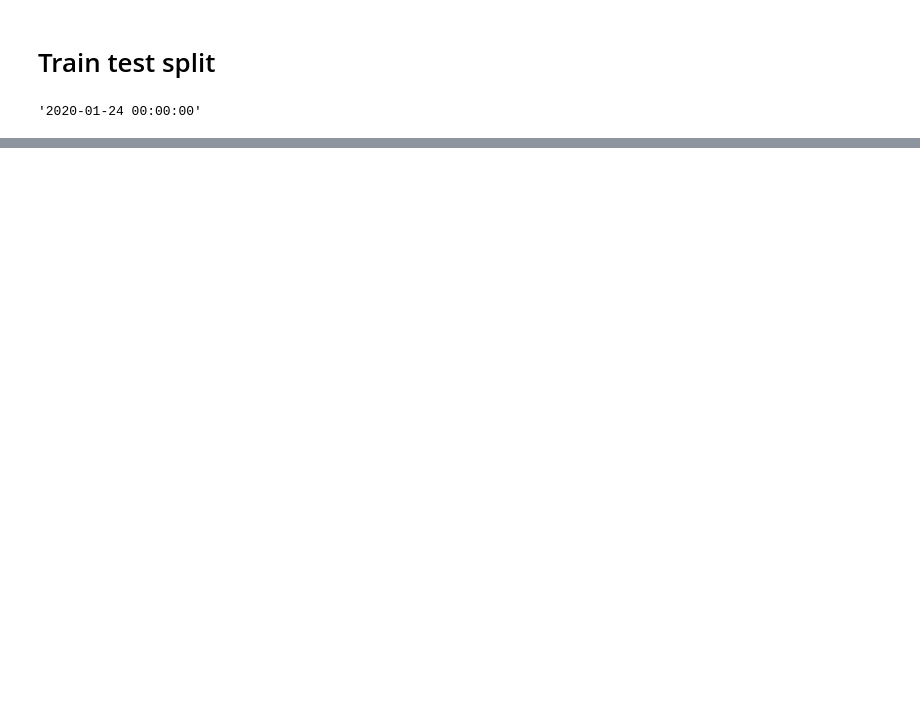
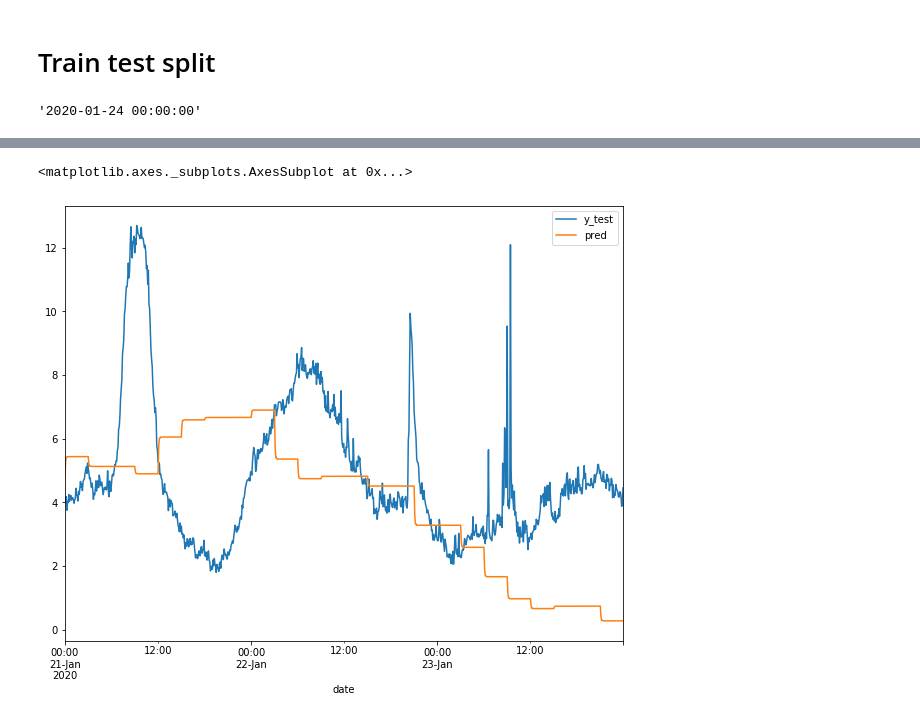
Before and after one commit to aerubanov/Proj_Air_Quality, a Jupyter notebook: notebooks/linear_lag.ipynb, the cells around one changed output, grey strips where cells are left out. Drawn from its saved outputs; the diff is of its cells as text; code cells hidden in the pictures; blank space fills up the shorter version.

```diff
--- a/notebooks/linear_lag.ipynb
+++ b/notebooks/linear_lag.ipynb
@@ -226,0 +274,21 @@ type(r)
+# %%
+def predict(X_test, model, scaler, y: typing.List):
+    start_idx = X_test.index[0] + datetime.timedelta(minutes=5*int(np.max(shift_values)))
+    X = X_test[str(start_idx):]
+    i = len(y)
+    split = i
+    for index, row in X.iterrows():
+        columns = ['P1']
+        for c in columns:
+            for s in shift_values:
+                row.loc[f'{c}_shift_{s}'] = y[i-s]
+        row = scaler.transform(row.values.reshape(1, -1))
+        p = model.predict(row)
+        #print(p)
+        y = np.append(y, p)
+        i += 1
+    prediction =y[split:]
+    return prediction
+# %%
+X_test = X_test.drop(columns=[f'{c}_shift_{s}' for c in ['P1'] for s in shift_values])
+X_test.head()
@@ -226,0 +304,4 @@ type(r)
+# %%
+test_series = [g for n, g in X_test.groupby(pd.Grouper(freq='4D'))][:10]
+y_test_series = [g for n, g in y_test.groupby(pd.Grouper(freq='4D'))][:10]
+len(test_series)
@@ -226,0 +310,9 @@ type(r)
+# %%
+model = Lasso(alpha=3.0)
+model.fit(X_train, y_train)
+
+val = []
+for ts, ys in zip(test_series, y_test_series):
+    start_idx = ts.index[0] + datetime.timedelta(minutes=5*int(np.max(shift_values)))
+    prediction = predict(ts, model, scaler, ys[:str(start_idx)].values)
+    val.append(prediction)
@@ -226,0 +336,11 @@ type(r)
+# %%
+pred = val[8]
+correct = y_test_series[8]
+start_idx = correct.index[0] + datetime.timedelta(minutes=5*int(np.max(shift_values)))
+result = pd.DataFrame(index=correct[str(start_idx):].index)
+result['y_test'] = correct[str(start_idx):].values
+result['pred'] = pred
+result.plot()
+# %% [output]
+<matplotlib.axes._subplots.AxesSubplot at 0x...>
+[figure, added]
```
Also changed, not shown: parts of 26 cells of this notebook, 8 other files.
